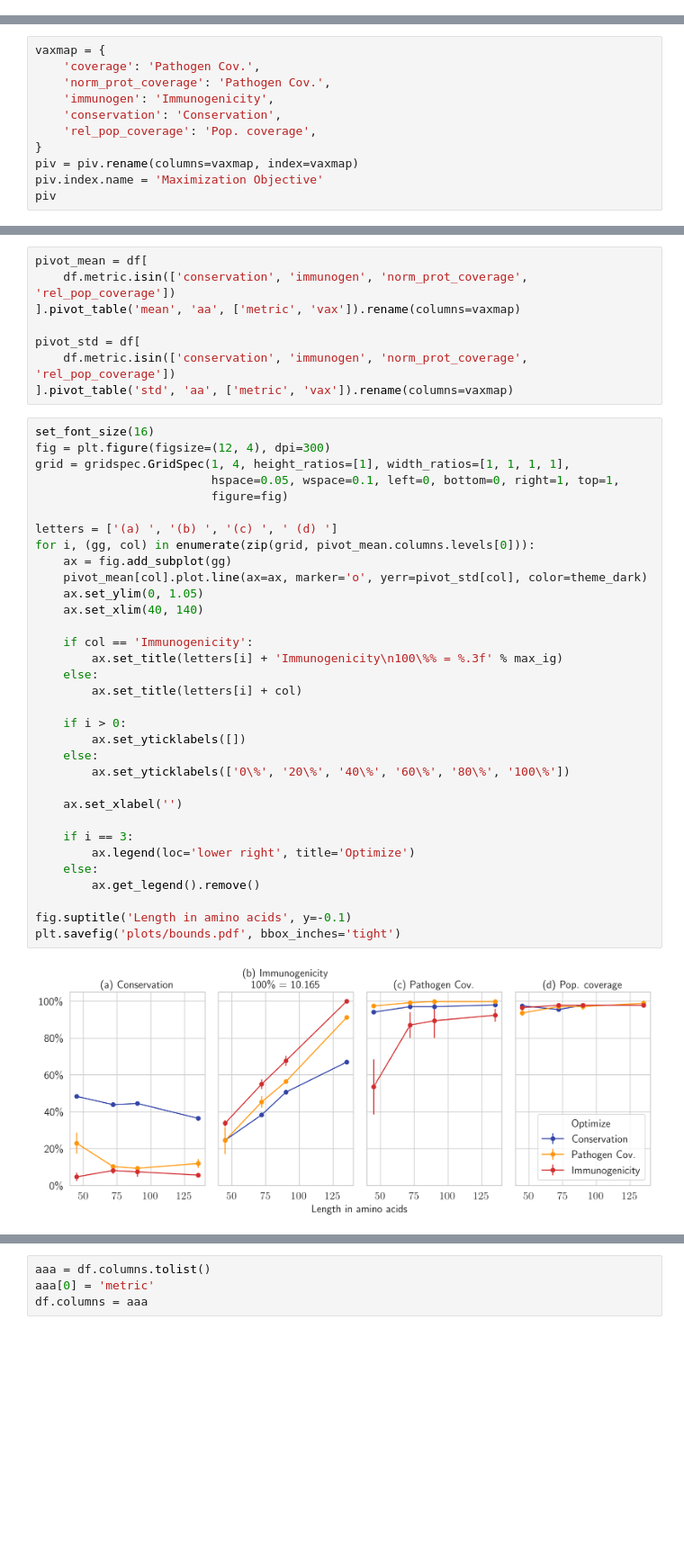
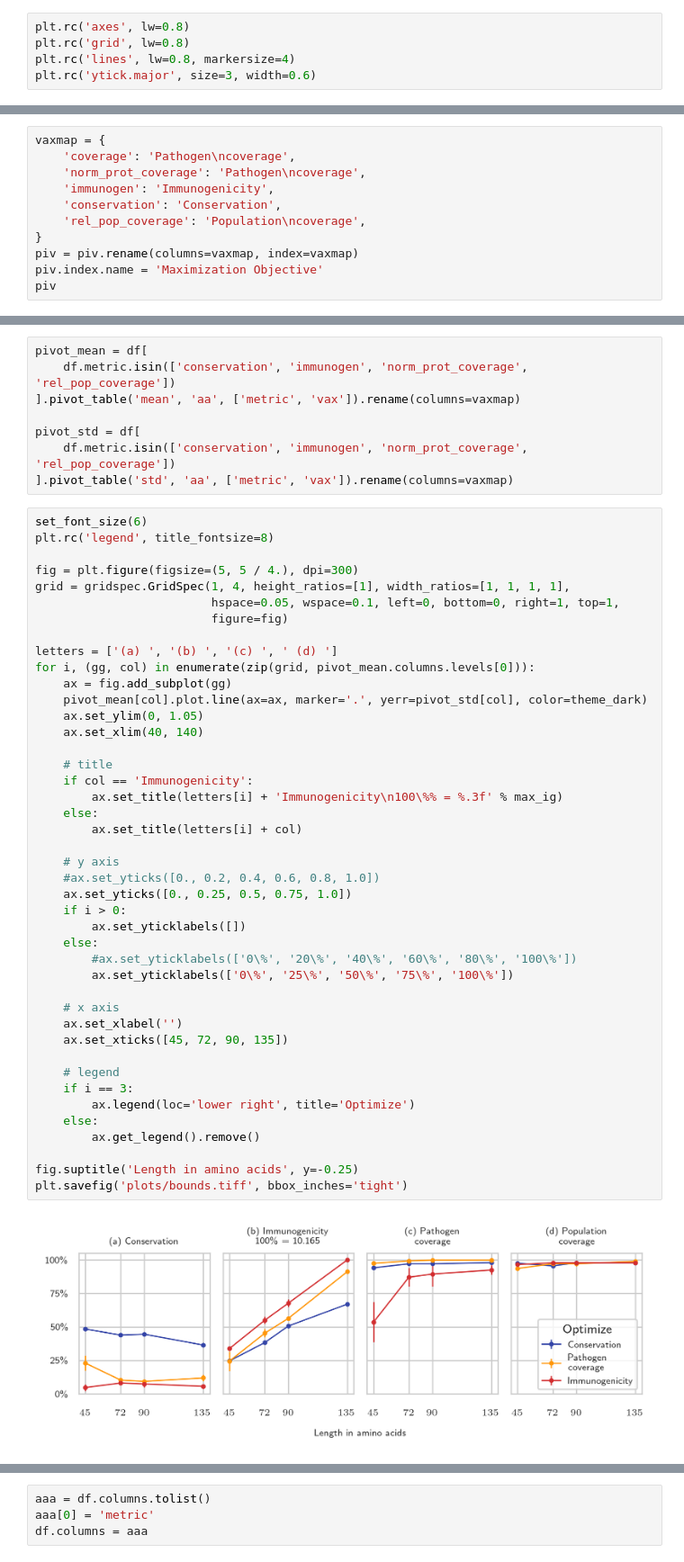
Before and after one commit to SchubertLab/GeneralizedEvDesign, a Jupyter notebook: plots.ipynb, the cells around one changed output, grey strips where cells are left out. Shown: that part at 90% size. Drawn from its saved outputs; the diff is of its cells as text; blank space fills up the shorter version.

```diff
--- a/plots.ipynb
+++ b/plots.ipynb
@@ -133 +109,6 @@ def set_font_size(font_size):
+# %%
+plt.rc('axes', lw=0.8)
+plt.rc('grid', lw=0.8)
+plt.rc('lines', lw=0.8, markersize=4)
+plt.rc('ytick.major', size=3, width=0.6)
 # %% [markdown]
@@ -170,11 +136,11 @@ piv
 | immunogen | 0.047162 | 0.081520 | 0.074465 | 0.056394 | 0.338361 | 0.550004 | 0.677303 | 1.000000 | 0.535520 | ... |
 # %%
 vaxmap = {
-    'coverage': 'Pathogen Cov.',
-    'norm_prot_coverage': 'Pathogen Cov.',
+    'coverage': 'Pathogen\ncoverage',
+    'norm_prot_coverage': 'Pathogen\ncoverage',
     'immunogen': 'Immunogenicity',
     'conservation': 'Conservation',
-    'rel_pop_coverage': 'Pop. coverage',
+    'rel_pop_coverage': 'Population\ncoverage',
 }
 piv = piv.rename(columns=vaxmap, index=vaxmap)
 piv.index.name = 'Maximization Objective'
@@ -195,38 +161,48 @@ pivot_std = df[
     df.metric.isin(['conservation', 'immunogen', 'norm_prot_coverage', 'rel_pop_coverage'])
 ].pivot_table('std', 'aa', ['metric', 'vax']).rename(columns=vaxmap)
 # %%
-set_font_size(16)
-fig = plt.figure(figsize=(12, 4), dpi=300)
+set_font_size(6)
+plt.rc('legend', title_fontsize=8)
+
+fig = plt.figure(figsize=(5, 5 / 4.), dpi=300)
 grid = gridspec.GridSpec(1, 4, height_ratios=[1], width_ratios=[1, 1, 1, 1],
                          hspace=0.05, wspace=0.1, left=0, bottom=0, right=1, top=1,
                          figure=fig)
 
 letters = ['(a) ', '(b) ', '(c) ', ' (d) ']
 for i, (gg, col) in enumerate(zip(grid, pivot_mean.columns.levels[0])):
     ax = fig.add_subplot(gg)
-    pivot_mean[col].plot.line(ax=ax, marker='o', yerr=pivot_std[col], color=theme_dark)
+    pivot_mean[col].plot.line(ax=ax, marker='.', yerr=pivot_std[col], color=theme_dark)
     ax.set_ylim(0, 1.05)
     ax.set_xlim(40, 140)
 
+    # title
     if col == 'Immunogenicity':
         ax.set_title(letters[i] + 'Immunogenicity\n100\%% = %.3f' % max_ig)
     else:
         ax.set_title(letters[i] + col)
 
+    # y axis
+    #ax.set_yticks([0., 0.2, 0.4, 0.6, 0.8, 1.0])
+    ax.set_yticks([0., 0.25, 0.5, 0.75, 1.0])
     if i > 0:
         ax.set_yticklabels([])
     else:
-        ax.set_yticklabels(['0\%', '20\%', '40\%', '60\%', '80\%', '100\%'])
+        #ax.set_yticklabels(['0\%', '20\%', '40\%', '60\%', '80\%', '100\%'])
+        ax.set_yticklabels(['0\%', '25\%', '50\%', '75\%', '100\%'])
 
+    # x axis
     ax.set_xlabel('')
+    ax.set_xticks([45, 72, 90, 135])
 
+    # legend
     if i == 3:
         ax.legend(loc='lower right', title='Optimize')
     else:
         ax.get_legend().remove()
 
-fig.suptitle('Length in amino acids', y=-0.1)
-plt.savefig('plots/bounds.pdf', bbox_inches='tight')
+fig.suptitle('Length in amino acids', y=-0.25)
+plt.savefig('plots/bounds.tiff', bbox_inches='tight')
 # %% [output]
-[figure, old version]
+[figure, new version]
 # %% [markdown]
```
Also changed, not shown: parts of 68 cells of this notebook, 6 other files.
